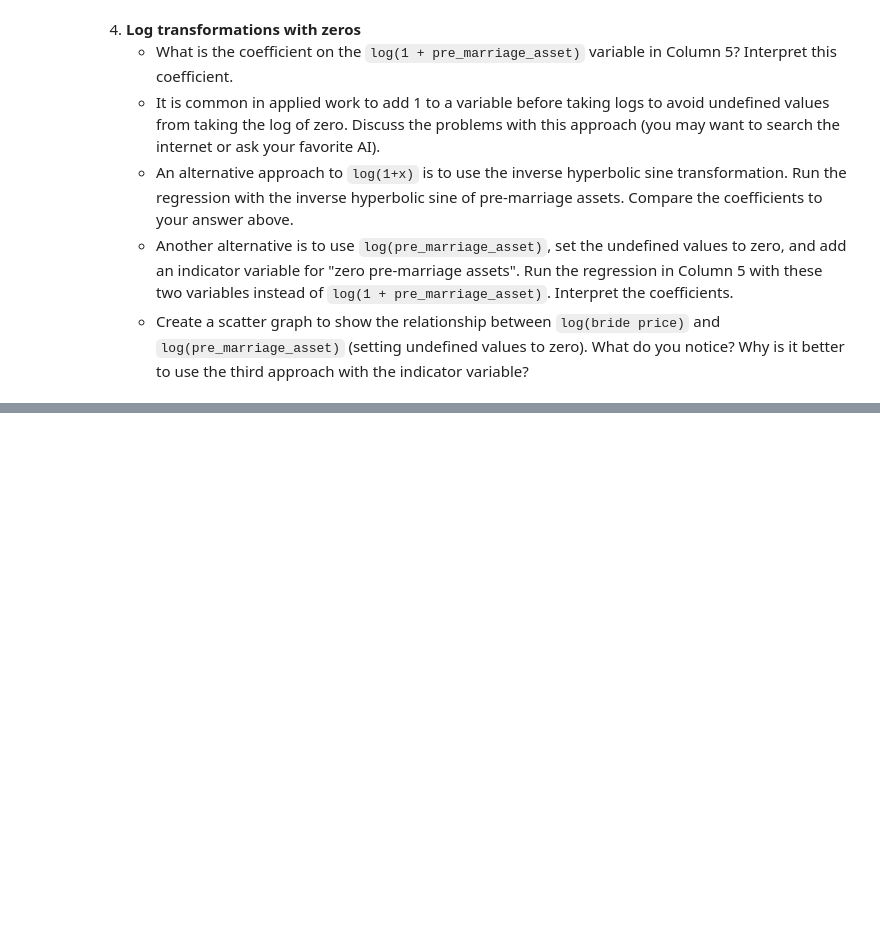
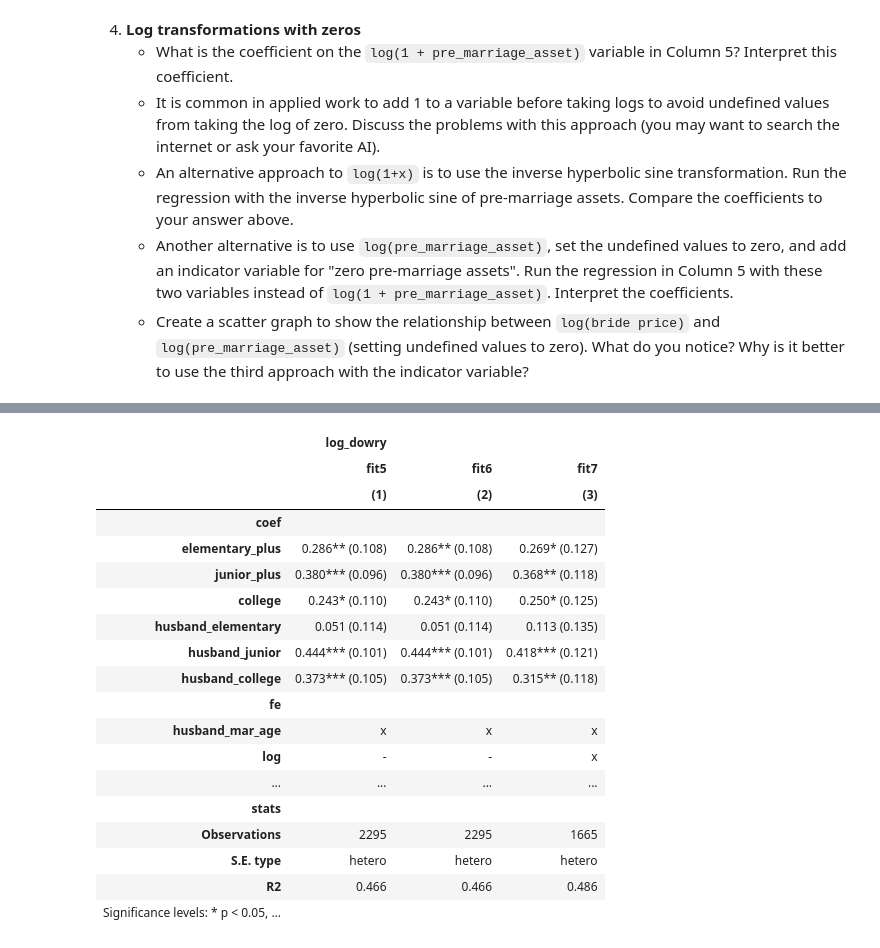
Before and after one commit to cramirezda/micro, a Jupyter notebook: Copia_de_Assignment_4_questions.ipynb, the cells around one changed output, grey strips where cells are left out. Drawn from its saved outputs; the diff is of its cells as text; code cells hidden in the pictures; blank space fills up the shorter version.

```diff
--- a/Copia_de_Assignment_4_questions.ipynb
+++ b/Copia_de_Assignment_4_questions.ipynb
@@ -439,0 +482,25 @@ AssertionError: custom_model_stats values must lists
+# %%
+fit6 = pf.feols("log_dowry ~ elementary_plus + junior_plus + college + husband_elementary + husband_junior + husband_college | mar_year + mar_year_squared + ethnicity + wife_mar_age_squared + mar_age + husband_mar_age_squared + husband_mar_age + arcsinh + muslim +multiple_wives", data=df_filtered,vcov='HC1')
+fit7 = pf.feols("log_dowry ~ elementary_plus + junior_plus + college + husband_elementary + husband_junior + husband_college | mar_year + mar_year_squared + ethnicity + wife_mar_age_squared + mar_age + husband_mar_age_squared + husband_mar_age + log + indicator + muslim +multiple_wives", data=df_filtered,vcov='HC1')
+# %%
+pf.etable([fit5,fit6,fit7], model_heads=['fit5','fit6','fit7'])
+# %% [output]
+|  | log_dowry |  |  |
+|  | fit5 | fit6 | fit7 |
+|  | (1) | (2) | (3) |
+| coef |  |  |  |
+| elementary_plus | 0.286** (0.108) | 0.286** (0.108) | 0.269* (0.127) |
+| junior_plus | 0.380*** (0.096) | 0.380*** (0.096) | 0.368** (0.118) |
+| college | 0.243* (0.110) | 0.243* (0.110) | 0.250* (0.125) |
+| husband_elementary | 0.051 (0.114) | 0.051 (0.114) | 0.113 (0.135) |
+| husband_junior | 0.444*** (0.101) | 0.444*** (0.101) | 0.418*** (0.121) |
+| husband_college | 0.373*** (0.105) | 0.373*** (0.105) | 0.315** (0.118) |
+| fe |  |  |  |
+| husband_mar_age | x | x | x |
+| log | - | - | x |
+| ... | ... | ... | ... |
+| stats |  |  |  |
+| Observations | 2295 | 2295 | 1665 |
+| S.E. type | hetero | hetero | hetero |
+| R2 | 0.466 | 0.466 | 0.486 |
+| Significance levels: * p < 0.05, ... |  |  |  |
```
Also changed, not shown: parts of 7 cells of this notebook.
